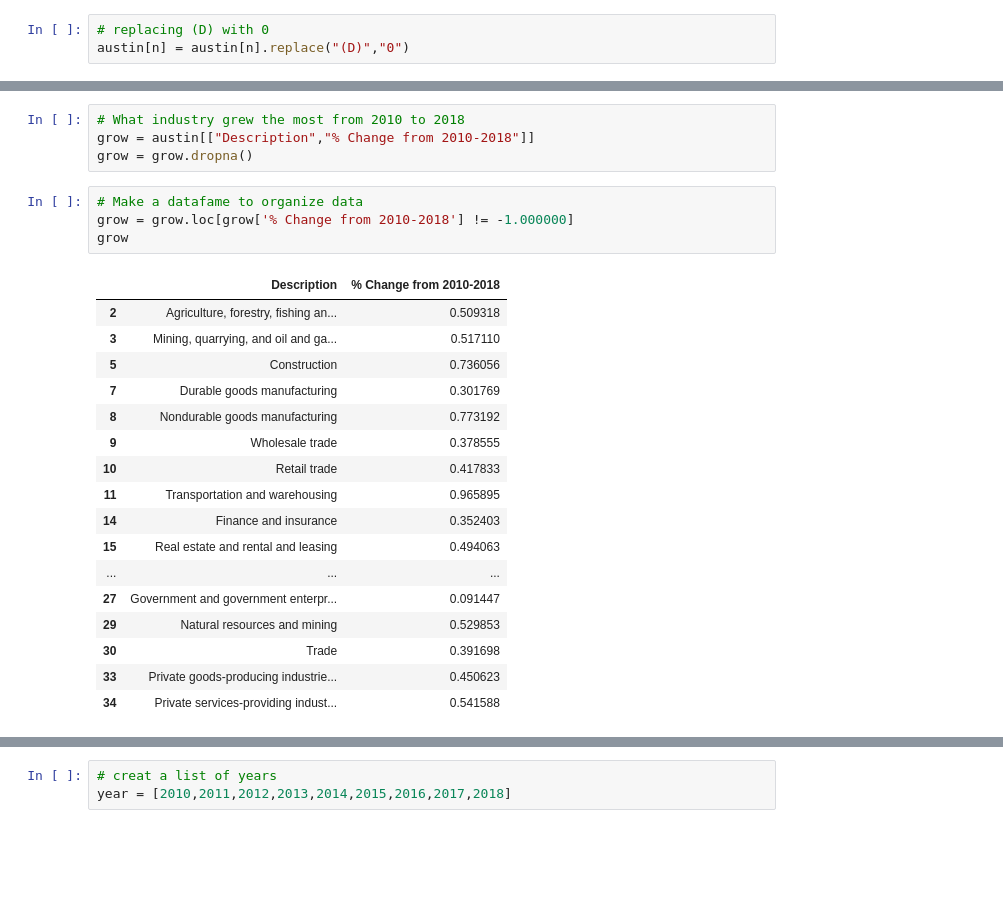
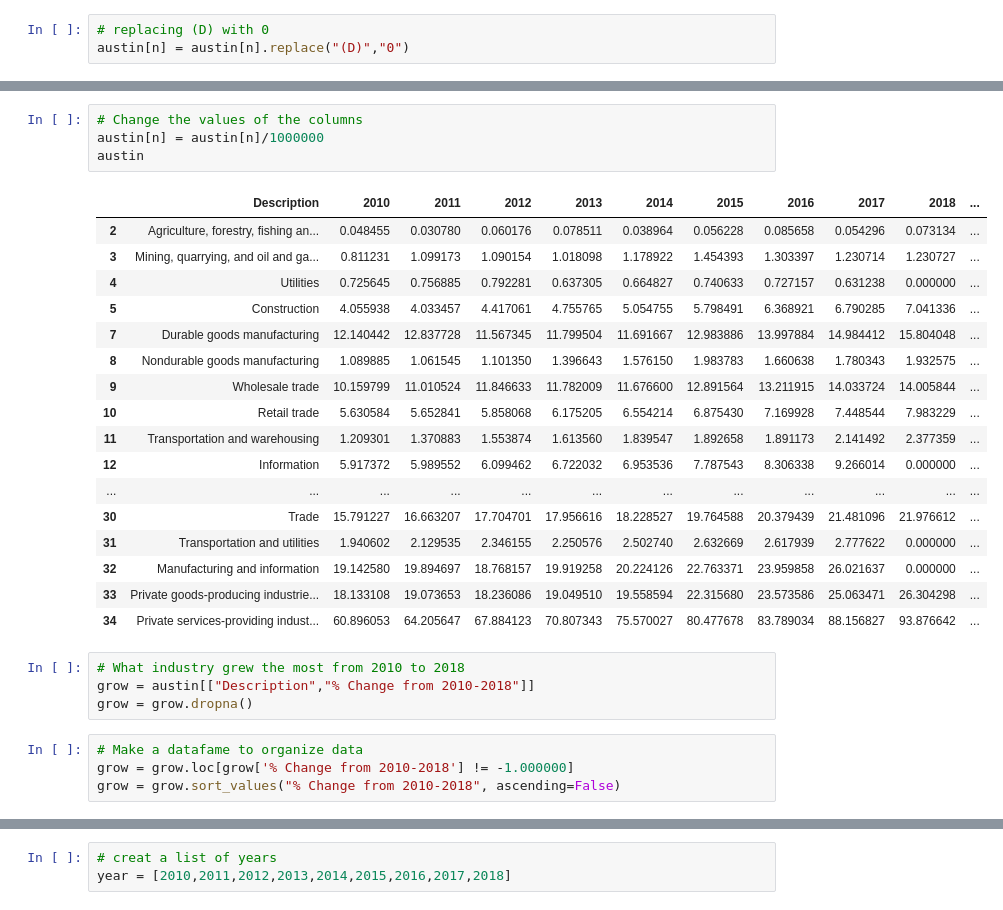
Before and after one commit to travis-tyler/AustinPopulationData, a Jupyter notebook: Rolando/Industries.ipynb, the cells around one changed output, grey strips where cells are left out. Saved outputs shown, nothing was run; the diff lists cells and outputs as text; blank space fills up the shorter version.

```diff
--- a/Rolando/Industries.ipynb
+++ b/Rolando/Industries.ipynb
@@ -94,3 +54,25 @@ austin
+# %%
+# Change the values of the columns
+austin[n] = austin[n]/1000000
+austin
+# %% [output]
+|  | Description | 2010 | 2011 | 2012 | 2013 | 2014 | 2015 | 2016 | 2017 | 2018 | ... |
+| 2 | Agriculture, forestry, fishing an... | 0.048455 | 0.030780 | 0.060176 | 0.078511 | 0.038964 | 0.056228 | 0.085658 | 0.054296 | 0.073134 | ... |
+| 3 | Mining, quarrying, and oil and ga... | 0.811231 | 1.099173 | 1.090154 | 1.018098 | 1.178922 | 1.454393 | 1.303397 | 1.230714 | 1.230727 | ... |
+| 4 | Utilities | 0.725645 | 0.756885 | 0.792281 | 0.637305 | 0.664827 | 0.740633 | 0.727157 | 0.631238 | 0.000000 | ... |
+| 5 | Construction | 4.055938 | 4.033457 | 4.417061 | 4.755765 | 5.054755 | 5.798491 | 6.368921 | 6.790285 | 7.041336 | ... |
+| 7 | Durable goods manufacturing | 12.140442 | 12.837728 | 11.567345 | 11.799504 | 11.691667 | 12.983886 | 13.997884 | 14.984412 | 15.804048 | ... |
+| 8 | Nondurable goods manufacturing | 1.089885 | 1.061545 | 1.101350 | 1.396643 | 1.576150 | 1.983783 | 1.660638 | 1.780343 | 1.932575 | ... |
+| 9 | Wholesale trade | 10.159799 | 11.010524 | 11.846633 | 11.782009 | 11.676600 | 12.891564 | 13.211915 | 14.033724 | 14.005844 | ... |
+| 10 | Retail trade | 5.630584 | 5.652841 | 5.858068 | 6.175205 | 6.554214 | 6.875430 | 7.169928 | 7.448544 | 7.983229 | ... |
+| 11 | Transportation and warehousing | 1.209301 | 1.370883 | 1.553874 | 1.613560 | 1.839547 | 1.892658 | 1.891173 | 2.141492 | 2.377359 | ... |
+| 12 | Information | 5.917372 | 5.989552 | 6.099462 | 6.722032 | 6.953536 | 7.787543 | 8.306338 | 9.266014 | 0.000000 | ... |
+| ... | ... | ... | ... | ... | ... | ... | ... | ... | ... | ... | ... |
+| 30 | Trade | 15.791227 | 16.663207 | 17.704701 | 17.956616 | 18.228527 | 19.764588 | 20.379439 | 21.481096 | 21.976612 | ... |
+| 31 | Transportation and utilities | 1.940602 | 2.129535 | 2.346155 | 2.250576 | 2.502740 | 2.632669 | 2.617939 | 2.777622 | 0.000000 | ... |
+| 32 | Manufacturing and information | 19.142580 | 19.894697 | 18.768157 | 19.919258 | 20.224126 | 22.763371 | 23.959858 | 26.021637 | 0.000000 | ... |
+| 33 | Private goods-producing industrie... | 18.133108 | 19.073653 | 18.236086 | 19.049510 | 19.558594 | 22.315680 | 23.573586 | 25.063471 | 26.304298 | ... |
+| 34 | Private services-providing indust... | 60.896053 | 64.205647 | 67.884123 | 70.807343 | 75.570027 | 80.477678 | 83.789034 | 88.156827 | 93.876642 | ... |
 # %%
 # What industry grew the most from 2010 to 2018
 grow = austin[["Description","% Change from 2010-2018"]]
@@ -98,25 +80,7 @@ grow = grow.dropna()
 # %%
 # Make a datafame to organize data
 grow = grow.loc[grow['% Change from 2010-2018'] != -1.000000]
-grow
+grow = grow.sort_values("% Change from 2010-2018", ascending=False)
-# %% [output]
-|  | Description | % Change from 2010-2018 |
-| 2 | Agriculture, forestry, fishing an... | 0.509318 |
-| 3 | Mining, quarrying, and oil and ga... | 0.517110 |
-| 5 | Construction | 0.736056 |
-| 7 | Durable goods manufacturing | 0.301769 |
-| 8 | Nondurable goods manufacturing | 0.773192 |
-| 9 | Wholesale trade | 0.378555 |
-| 10 | Retail trade | 0.417833 |
-| 11 | Transportation and warehousing | 0.965895 |
-| 14 | Finance and insurance | 0.352403 |
-| 15 | Real estate and rental and leasing | 0.494063 |
-| ... | ... | ... |
-| 27 | Government and government enterpr... | 0.091447 |
-| 29 | Natural resources and mining | 0.529853 |
-| 30 | Trade | 0.391698 |
-| 33 | Private goods-producing industrie... | 0.450623 |
-| 34 | Private services-providing indust... | 0.541588 |
 # %%
 # How much did each industry grew in 8 years
 
```
Also changed, not shown: parts of 10 cells of this notebook, 4 other files.
